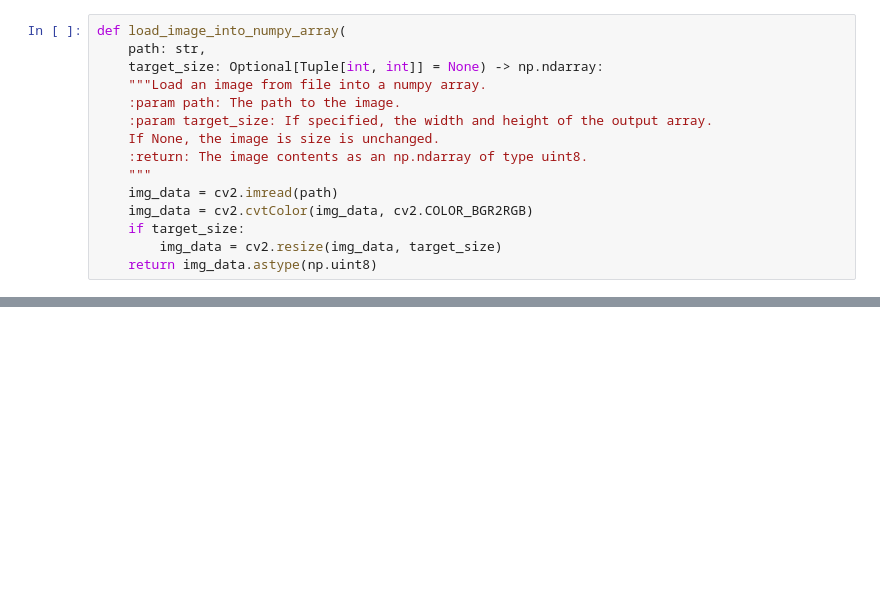
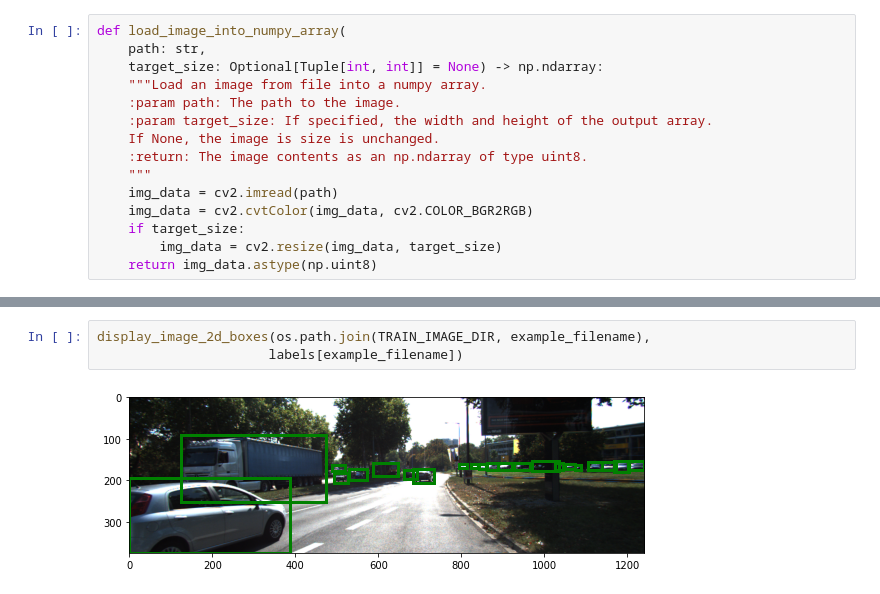
Before and after one commit to kostaleonard/4bai-3d-object-detection, a Jupyter notebook: notebooks/kitti_data_exploration.ipynb, the cells around one changed output, grey strips where cells are left out. Drawn from its saved outputs; the diff is of its cells as text; blank space fills up the shorter version.

Commit message:
Added 2D bounding boxes
Signed-off-by: Leo Kosta <kostaleonard@gmail.com>

```diff
--- a/notebooks/kitti_data_exploration.ipynb
+++ b/notebooks/kitti_data_exploration.ipynb
@@ -87,0 +175,5 @@ display_image(os.path.join(TRAIN_IMAGE_DIR, partition[TRAIN_KEY][0]))
+# %%
+display_image_2d_boxes(os.path.join(TRAIN_IMAGE_DIR, example_filename),
+                      labels[example_filename])
+# %% [output]
+[figure, added]
```
Also changed, not shown: parts of 10 cells of this notebook, 1 other file.
